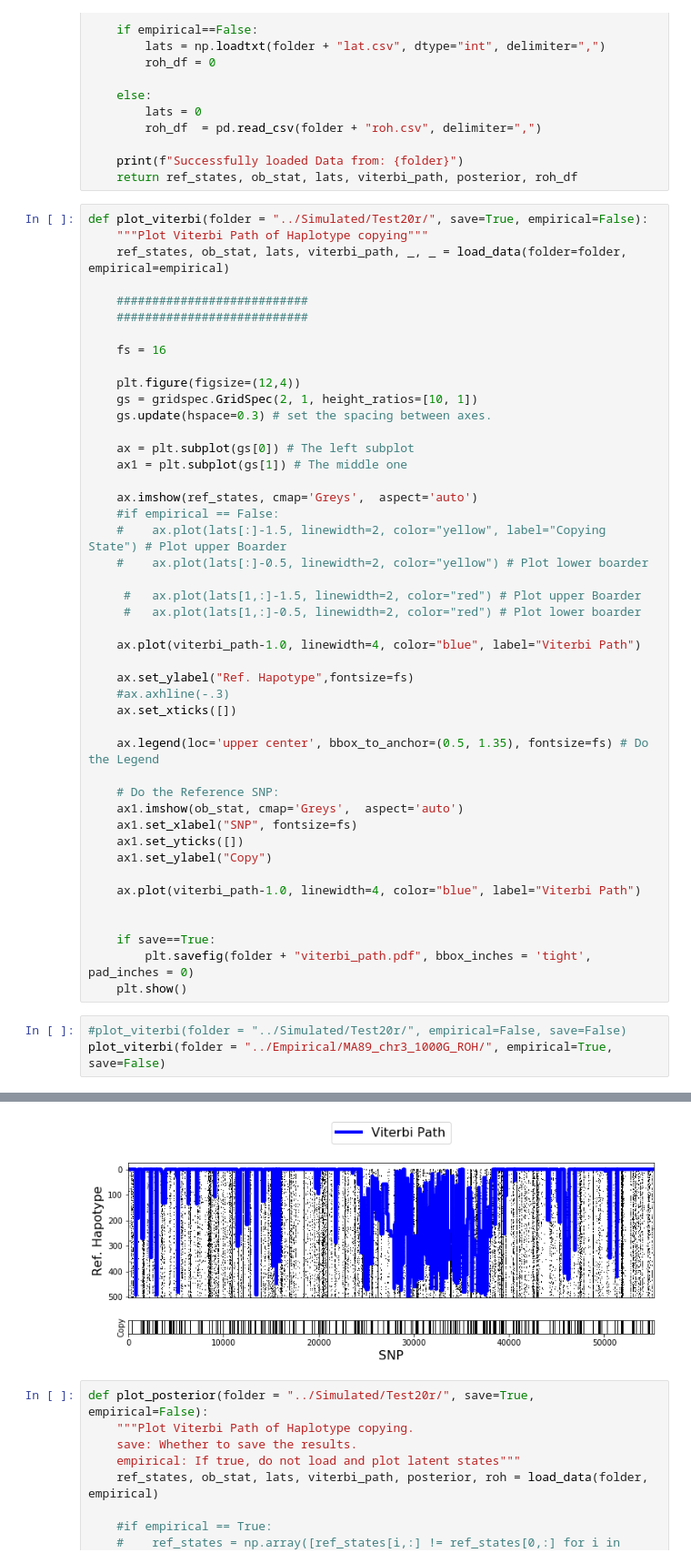
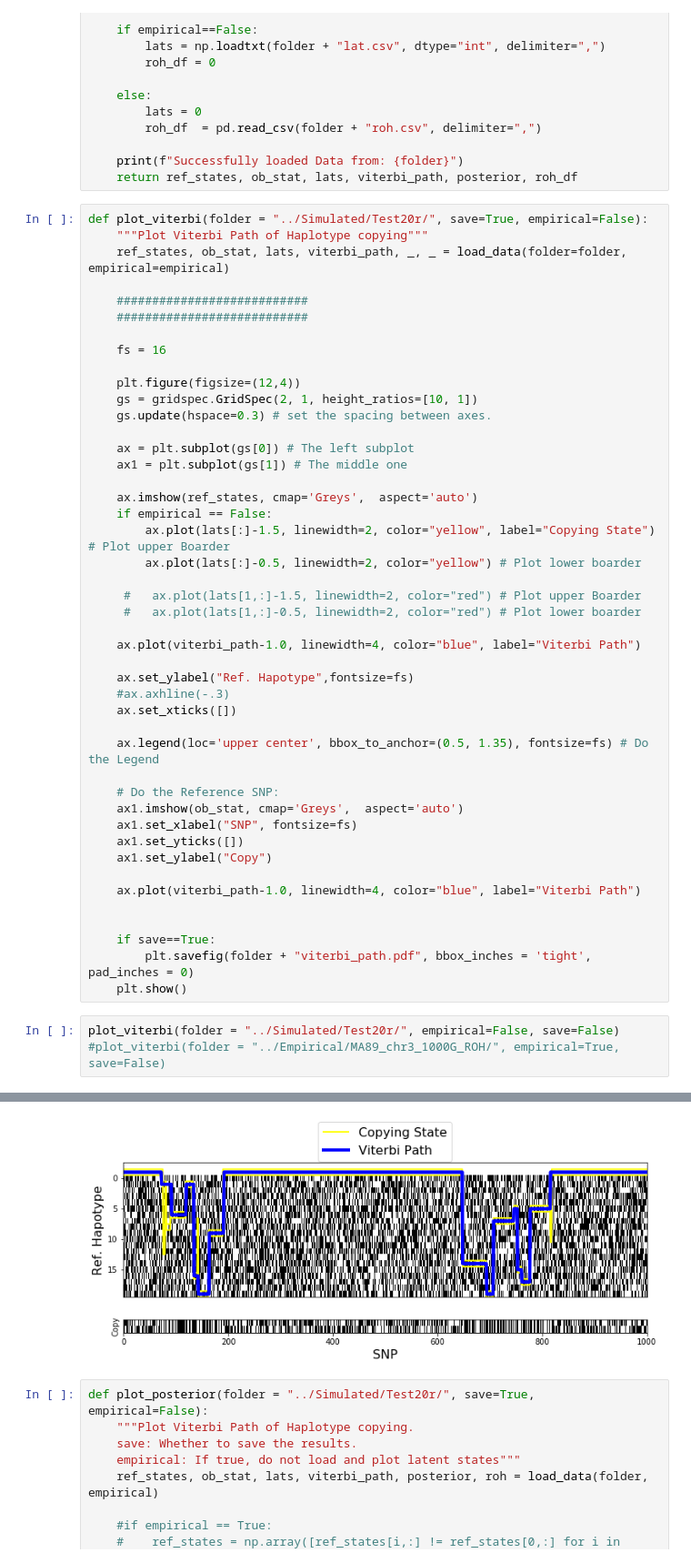
Before and after one commit to hringbauer/hapROH, a Jupyter notebook: Notebooks/figures.ipynb, the cells around one changed output, grey strips where cells are left out. Shown at 91% size. Drawn from its saved outputs; the diff is of its cells as text.

```diff
--- a/Notebooks/figures.ipynb
+++ b/Notebooks/figures.ipynb
@@ -49,9 +49,9 @@ def plot_viterbi(folder = "../Simulated/Test20r/", save=True, empirical=False):
     ax1 = plt.subplot(gs[1]) # The middle one
 
     ax.imshow(ref_states, cmap='Greys',  aspect='auto')
-    #if empirical == False:
-    #    ax.plot(lats[:]-1.5, linewidth=2, color="yellow", label="Copying State") # Plot upper Boarder
-    #    ax.plot(lats[:]-0.5, linewidth=2, color="yellow") # Plot lower boarder
+    if empirical == False:
+        ax.plot(lats[:]-1.5, linewidth=2, color="yellow", label="Copying State") # Plot upper Boarder
+        ax.plot(lats[:]-0.5, linewidth=2, color="yellow") # Plot lower boarder
 
      #   ax.plot(lats[1,:]-1.5, linewidth=2, color="red") # Plot upper Boarder
      #   ax.plot(lats[1,:]-0.5, linewidth=2, color="red") # Plot lower boarder
@@ -77,6 +77,6 @@ def plot_viterbi(folder = "../Simulated/Test20r/", save=True, empirical=False):
         plt.savefig(folder + "viterbi_path.pdf", bbox_inches = 'tight', pad_inches = 0)
     plt.show()
 # %%
-#plot_viterbi(folder = "../Simulated/Test20r/", empirical=False, save=False)
-plot_viterbi(folder = "../Empirical/MA89_chr3_1000G_ROH/", empirical=True, save=False)
+plot_viterbi(folder = "../Simulated/Test20r/", empirical=False, save=False)
+#plot_viterbi(folder = "../Empirical/MA89_chr3_1000G_ROH/", empirical=True, save=False)
 # %% [output]
@@ -84,4 +84,4 @@ Successfully loaded Data from: ../Empirical/MA89_chr3_1000G_ROH/
-[figure, old version]
+[figure, new version]
 # %%
 def plot_posterior(folder = "../Simulated/Test20r/", save=True, empirical=False):
     """Plot Viterbi Path of Haplotype copying.
```
Also changed, not shown: parts of 4 cells of this notebook, 8 other files.
